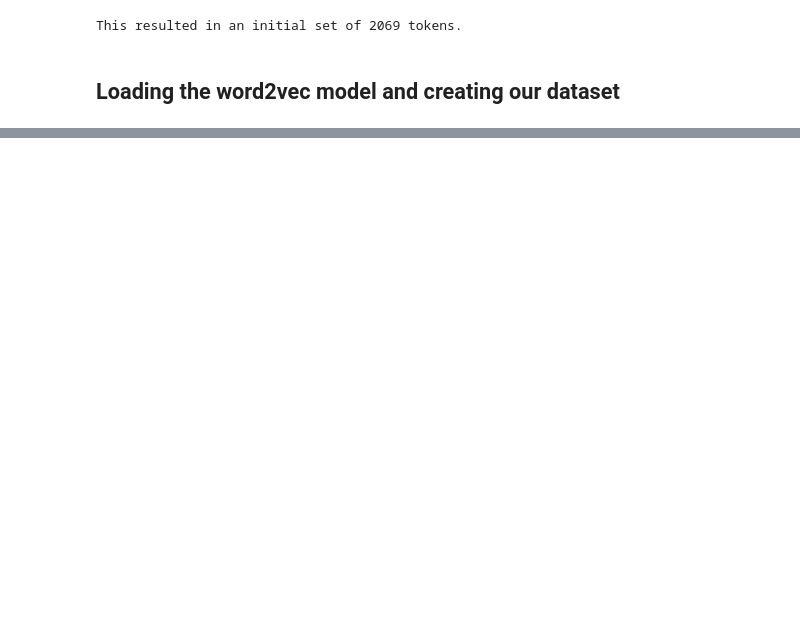
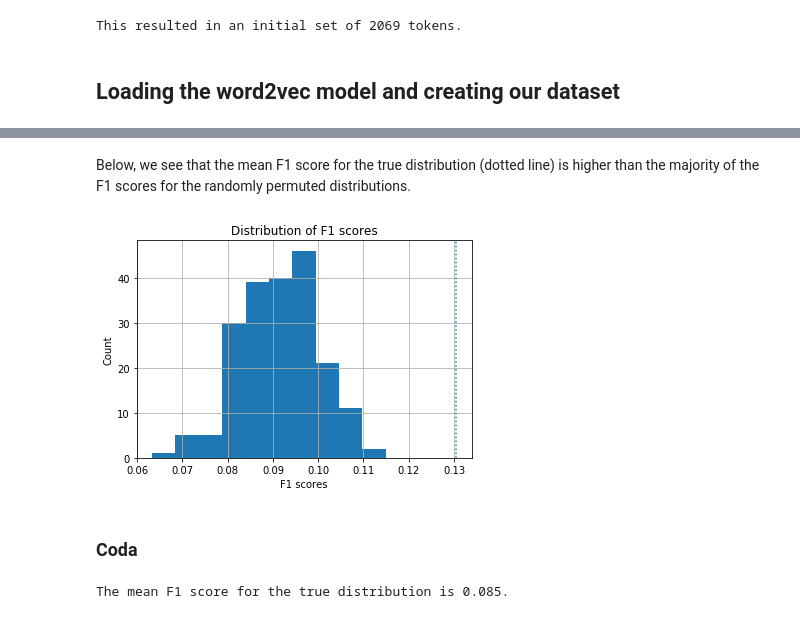
Before and after one commit to seantrott/systematicity, a Jupyter notebook: learning_sub_syllabic_structure.ipynb, the cells around one changed output, grey strips where cells are left out. Cells and saved outputs as stored; diff of their text form; code cells hidden in the pictures; blank space fills up the shorter version.

```diff
--- a/learning_sub_syllabic_structure.ipynb
+++ b/learning_sub_syllabic_structure.ipynb
@@ -77,0 +232,2 @@ def create_dataset(roots_to_syllables, model, syllable_component='nucleus'):
+# %%
+df_nucleus = df_all[df_all['component']=="nucleus"]
@@ -77,0 +239,13 @@ def create_dataset(roots_to_syllables, model, syllable_component='nucleus'):
+# %% [markdown]
+Below, we see that the mean F1 score for the true distribution (dotted line) is higher than the majority of the F1 scores for the randomly permuted distributions.
+# %%
+df_nucleus[df_nucleus['shuffled']==True].hist(column='f1_valid')
+plt.axvline(x=mean_f1_valid, linestyle="dotted")
+plt.title("Distribution of F1 scores")
+plt.xlabel("F1 scores")
+plt.ylabel("Count")
+plt.show()
+# %% [output]
+[figure, added]
+# %% [markdown]
+### Coda
@@ -77,0 +254,5 @@ def create_dataset(roots_to_syllables, model, syllable_component='nucleus'):
+# %%
+mean_f1_valid = df_coda[df_coda['shuffled']==False]['f1_valid'].mean()
+print("The mean F1 score for the true distribution is {f1}.".format(f1=round(mean_f1_valid, 3)))
+# %% [output]
+The mean F1 score for the true distribution is 0.085.
```
Also changed, not shown: parts of 26 cells of this notebook, 1 other file.
